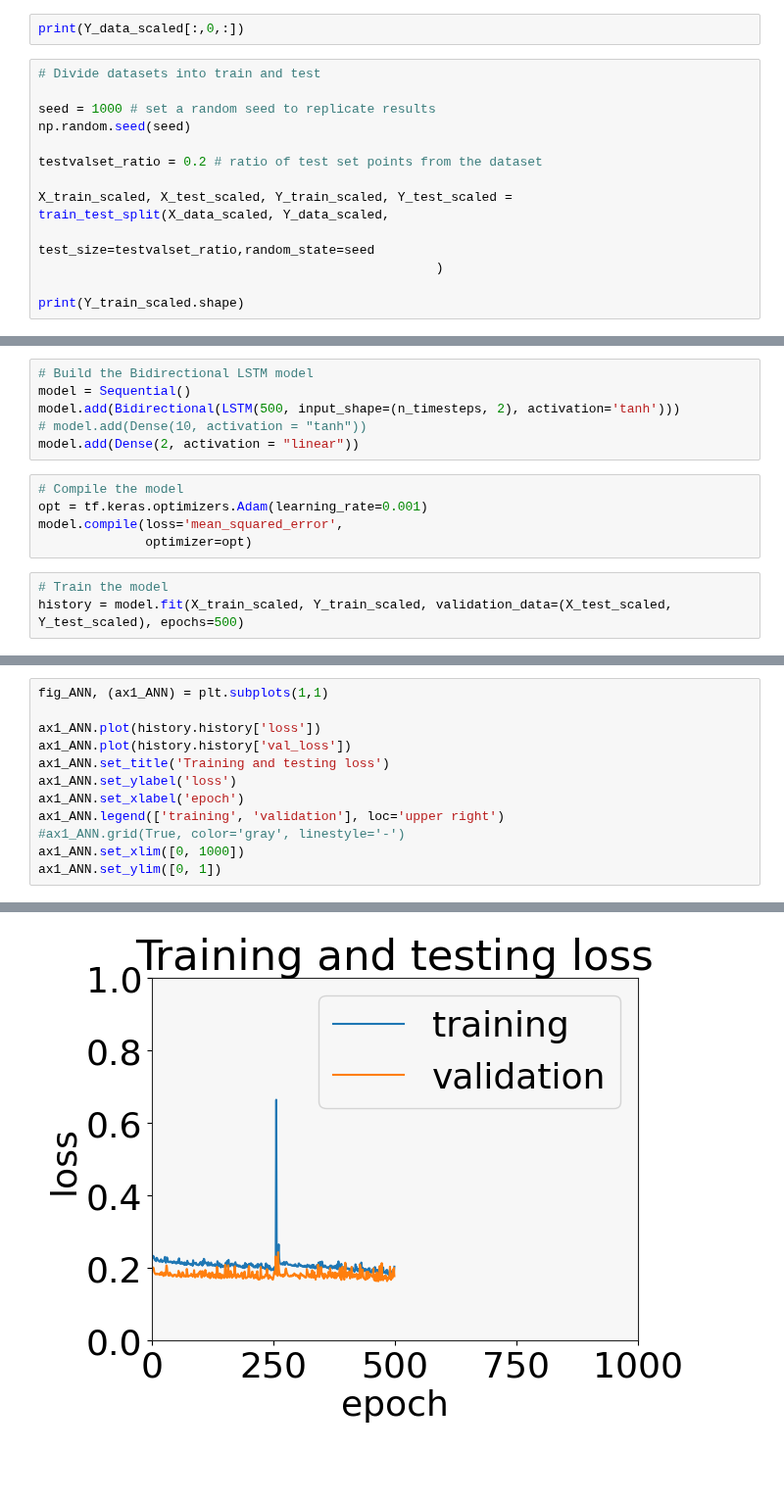
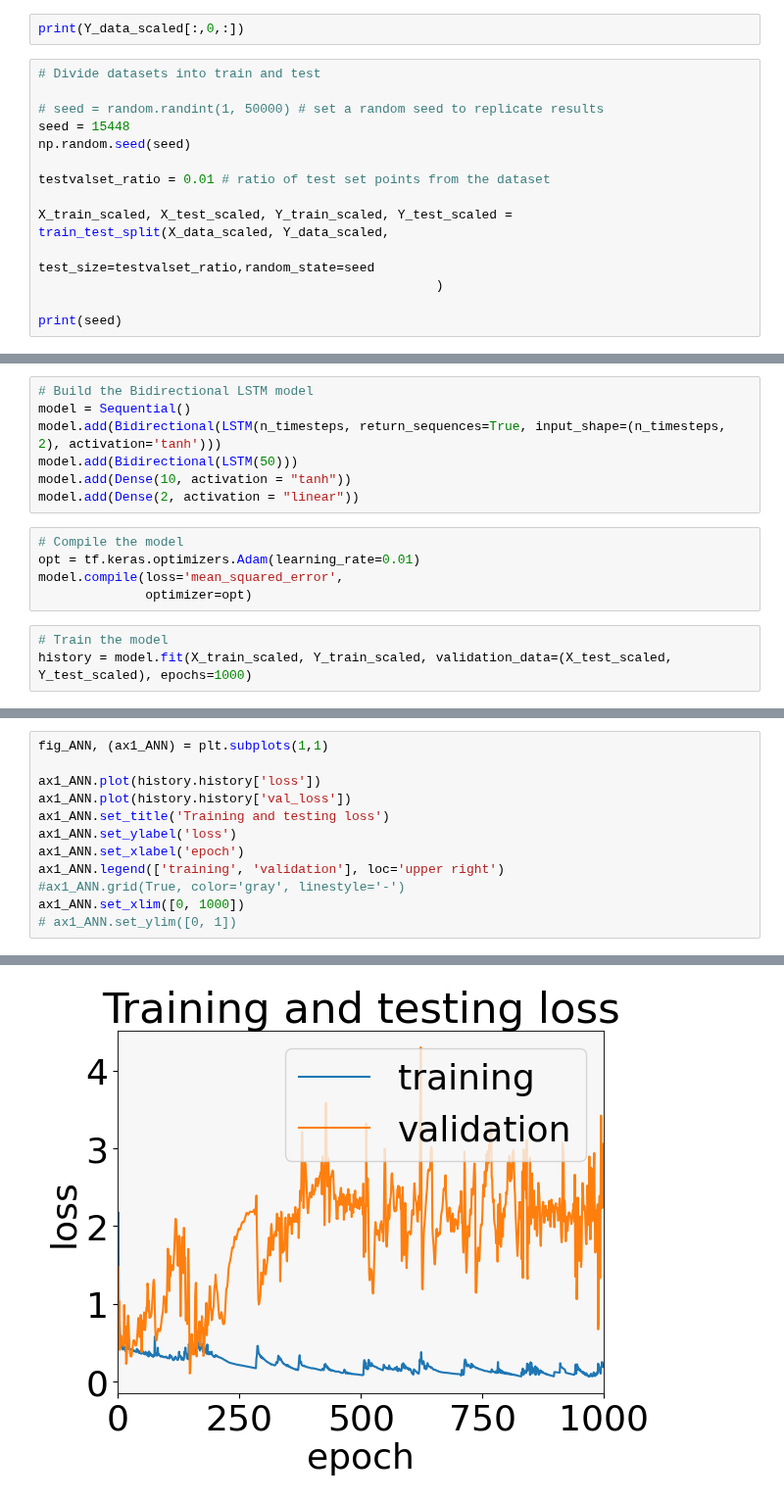
Before and after one commit to DaJaCruz/PhD, a Jupyter notebook: RNN_many2one_StackedLSTM_2Var.ipynb, the cells around one changed output, grey strips where cells are left out. Shown at 98% size. Saved outputs shown, nothing was run; the diff lists cells and outputs as text; blank space fills up the shorter version.

```diff
--- a/RNN_many2one_StackedLSTM_2Var.ipynb
+++ b/RNN_many2one_StackedLSTM_2Var.ipynb
@@ -180,14 +181,15 @@ print(Y_data_scaled[:,0,:])
 # %%
 # Divide datasets into train and test
 
-seed = 1000 # set a random seed to replicate results
+# seed = random.randint(1, 50000) # set a random seed to replicate results
+seed = 15448
 np.random.seed(seed)
 
-testvalset_ratio = 0.2 # ratio of test set points from the dataset
+testvalset_ratio = 0.01 # ratio of test set points from the dataset
 
 X_train_scaled, X_test_scaled, Y_train_scaled, Y_test_scaled = train_test_split(X_data_scaled, Y_data_scaled,
                                                     test_size=testvalset_ratio,random_state=seed
                                                     )
 
-print(Y_train_scaled.shape)
+print(seed)
 # %% [output]
@@ -226,15 +228,16 @@ Text(0.5, 1.0, 'Normalized output data')
 # %%
 # Build the Bidirectional LSTM model
 model = Sequential()
-model.add(Bidirectional(LSTM(500, input_shape=(n_timesteps, 2), activation='tanh')))
-# model.add(Dense(10, activation = "tanh"))
+model.add(Bidirectional(LSTM(n_timesteps, return_sequences=True, input_shape=(n_timesteps, 2), activation='tanh')))
+model.add(Bidirectional(LSTM(50)))
+model.add(Dense(10, activation = "tanh"))
 model.add(Dense(2, activation = "linear"))
 # %%
 # Compile the model
-opt = tf.keras.optimizers.Adam(learning_rate=0.001)
+opt = tf.keras.optimizers.Adam(learning_rate=0.01)
 model.compile(loss='mean_squared_error',
               optimizer=opt)
 # %%
 # Train the model
-history = model.fit(X_train_scaled, Y_train_scaled, validation_data=(X_test_scaled, Y_test_scaled), epochs=500)
+history = model.fit(X_train_scaled, Y_train_scaled, validation_data=(X_test_scaled, Y_test_scaled), epochs=1000)
 # %% [output]
@@ -266,5 +269,5 @@ ax1_ANN.set_xlabel('epoch')
 ax1_ANN.legend(['training', 'validation'], loc='upper right')
 #ax1_ANN.grid(True, color='gray', linestyle='-')
 ax1_ANN.set_xlim([0, 1000])
-ax1_ANN.set_ylim([0, 1])
+# ax1_ANN.set_ylim([0, 1])
 # %% [output]
@@ -272,4 +275,4 @@ ax1_ANN.set_ylim([0, 1])
-[figure, old version]
+[figure, new version]
 # %%
 Y_data_ANNpred_scaled = history.model.predict(X_data_scaled)
 Y_data_ANNpred = scaler_y.inverse_transform(Y_data_ANNpred_scaled)
```
Also changed, not shown: parts of 9 cells of this notebook.
